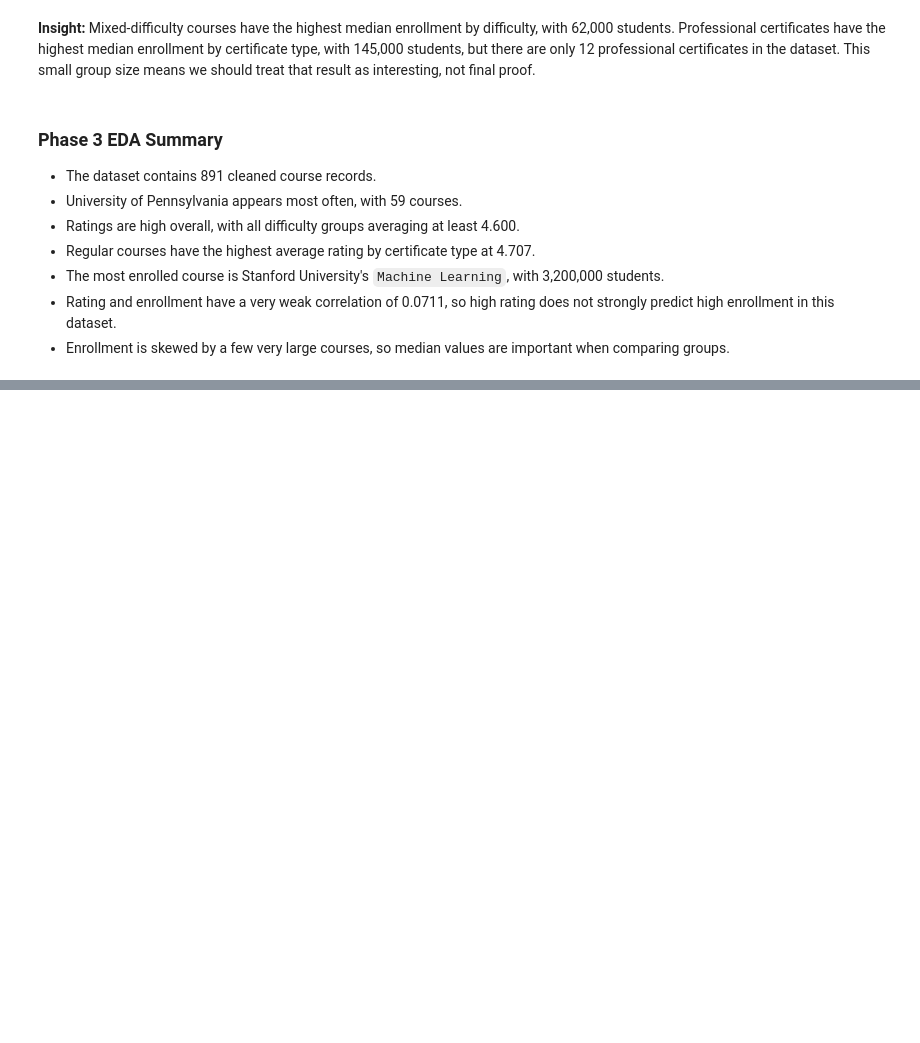
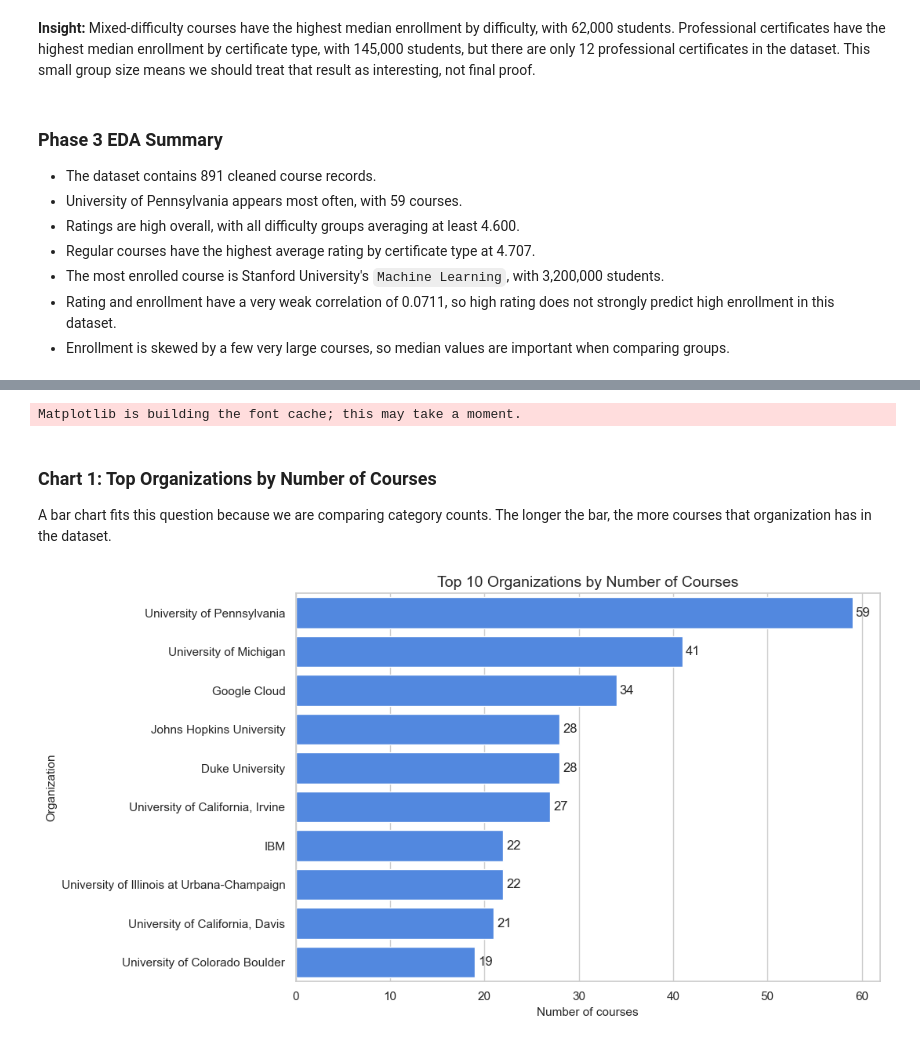
Before and after one commit to LubanaOrin/learn_code, a Jupyter notebook: tasks/Coursera Course Dataset Analysis/notebooks/coursera_course_dataset_analysis.ipynb, the cells around one changed output, grey strips where cells are left out. Drawn from its saved outputs; the diff is of its cells as text; code cells hidden in the pictures; blank space fills up the shorter version.

Commit message:
Add Coursera visualization phase

```diff
--- a/tasks/Coursera Course Dataset Analysis/notebooks/coursera_course_dataset_analysis.ipynb
+++ b/tasks/Coursera Course Dataset Analysis/notebooks/coursera_course_dataset_analysis.ipynb
@@ -477,0 +489,40 @@ enrollment_by_certificate
+# %%
+import matplotlib.pyplot as plt
+import seaborn as sns
+
+sns.set_theme(style="whitegrid")
+plt.rcParams["figure.figsize"] = (10, 6)
+plt.rcParams["axes.titlesize"] = 14
+plt.rcParams["axes.labelsize"] = 11
+
+CHART_OUTPUT_DIR = Path("../outputs/charts")
+CHART_OUTPUT_DIR.mkdir(parents=True, exist_ok=True)
+# %% [output]
+Matplotlib is building the font cache; this may take a moment.
+# %% [markdown]
+### Chart 1: Top Organizations by Number of Courses
+
+A bar chart fits this question because we are comparing category counts. The longer the bar, the more courses that organization has in the dataset.
+# %%
+fig, ax = plt.subplots(figsize=(11, 6))
+
+sns.barplot(
+    data=top_organizations,
+    y="organization",
+    x="course_count",
+    color="#3b82f6",
+    ax=ax,
+)
+
+ax.set_title("Top 10 Organizations by Number of Courses")
+ax.set_xlabel("Number of courses")
+ax.set_ylabel("Organization")
+
+for container in ax.containers:
+    ax.bar_label(container, padding=3)
+
+plt.tight_layout()
+fig.savefig(CHART_OUTPUT_DIR / "top_organizations_by_course_count.png", dpi=150, bbox_inches="tight")
+plt.show()
+# %% [output]
+[figure, added]
```
Also changed, not shown: parts of 18 cells of this notebook, 7 other files.
